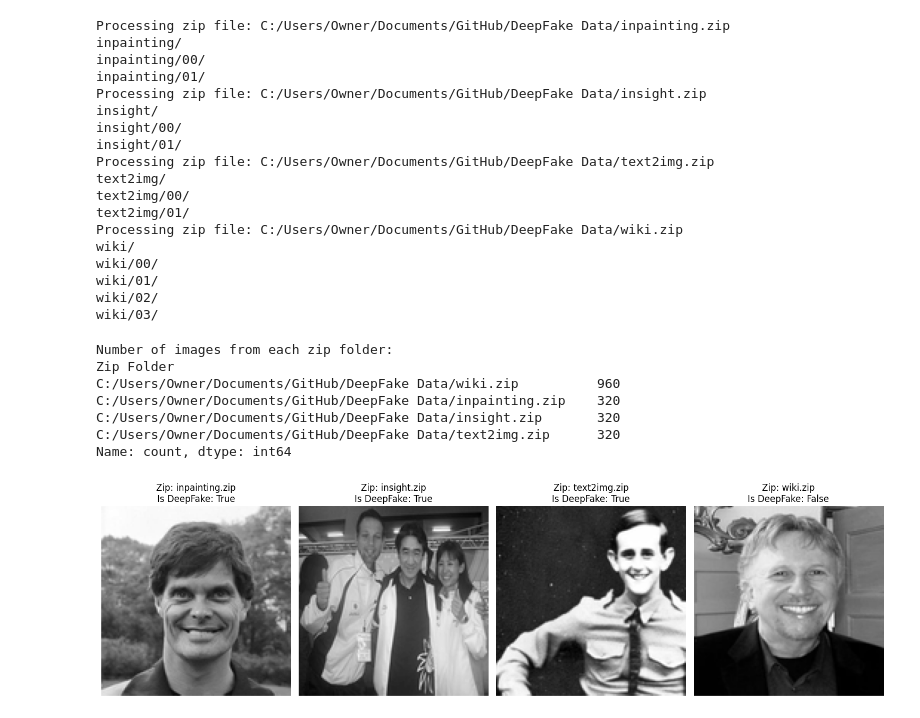
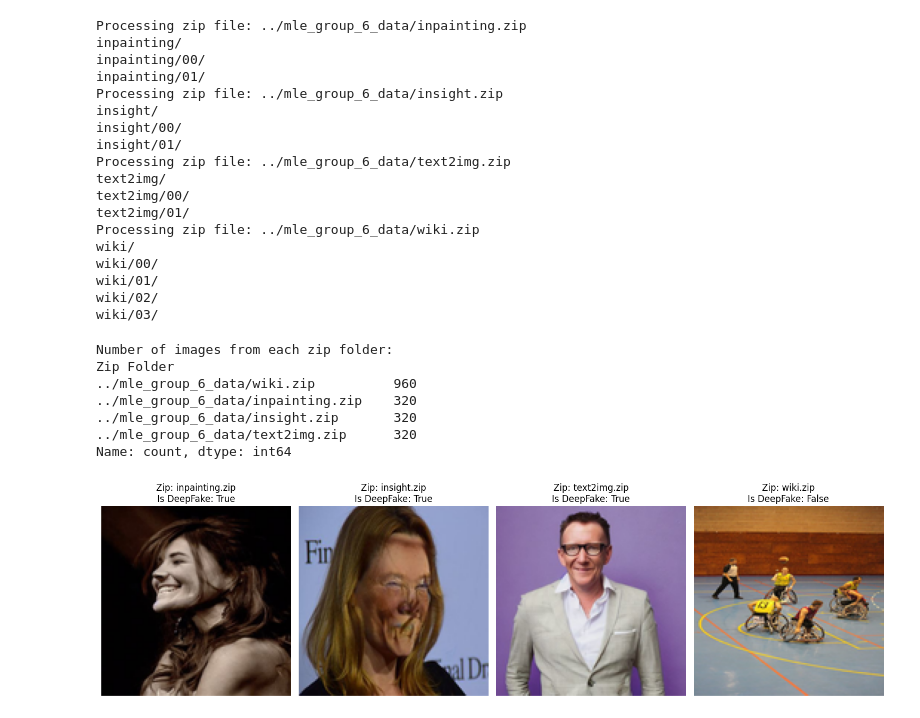
Before and after one commit to shumeraa/DeepfakeClassifier, a Jupyter notebook: readData.ipynb, the cells around one changed output. Saved outputs shown, nothing was run; the diff lists cells and outputs as text; code cells hidden in the pictures.

```diff
--- a/readData.ipynb
+++ b/readData.ipynb
@@ -16,10 +16,10 @@ import io
 
 
 zip_paths = [
-    'INSERT PATH HERE/inpainting.zip',
-    'INSERT PATH HERE/insight.zip',
-    'INSERT PATH HERE/text2img.zip',
-    'INSERT PATH HERE/wiki.zip'
+    '../mle_group_6_data/inpainting.zip',
+    '../mle_group_6_data/insight.zip',
+    '../mle_group_6_data/text2img.zip',
+    '../mle_group_6_data/wiki.zip'
 ]
 
 
@@ -51,7 +51,7 @@ def create_image_dataframe(zip_paths, base_num_images_per_zip=320):
                     image = Image.open(io.BytesIO(image_data))
 
                     # Convert image to grayscale and resize
-                    image = image.convert('L').resize((128, 128), Image.LANCZOS)
+                    image = image.convert('RGB').resize((128, 128), Image.LANCZOS)
                     img_array = np.array(image)
 
                     # Determine if the image is a deepfake or not based on the zip file
@@ -78,19 +78,19 @@ def create_image_dataframe(zip_paths, base_num_images_per_zip=320):
 # Call the function and store the DataFrame
 df_images = create_image_dataframe(zip_paths)
 # %% [output]
-Processing zip file: C:/Users/Owner/Documents/GitHub/DeepFake Data/inpainting.zip
+Processing zip file: ../mle_group_6_data/inpainting.zip
 inpainting/
 inpainting/00/
 inpainting/01/
-Processing zip file: C:/Users/Owner/Documents/GitHub/DeepFake Data/insight.zip
+Processing zip file: ../mle_group_6_data/insight.zip
 insight/
 insight/00/
 insight/01/
-Processing zip file: C:/Users/Owner/Documents/GitHub/DeepFake Data/text2img.zip
+Processing zip file: ../mle_group_6_data/text2img.zip
 text2img/
 text2img/00/
 text2img/01/
-Processing zip file: C:/Users/Owner/Documents/GitHub/DeepFake Data/wiki.zip
+Processing zip file: ../mle_group_6_data/wiki.zip
 wiki/
 wiki/00/
 wiki/01/
@@ -103,10 +103,10 @@ print(image_counts)
 # %% [output]
 Number of images from each zip folder:
 Zip Folder
-C:/Users/Owner/Documents/GitHub/DeepFake Data/wiki.zip          960
-C:/Users/Owner/Documents/GitHub/DeepFake Data/inpainting.zip    320
-C:/Users/Owner/Documents/GitHub/DeepFake Data/insight.zip       320
-C:/Users/Owner/Documents/GitHub/DeepFake Data/text2img.zip      320
+../mle_group_6_data/wiki.zip          960
+../mle_group_6_data/inpainting.zip    320
+../mle_group_6_data/insight.zip       320
+../mle_group_6_data/text2img.zip      320
 Name: count, dtype: int64
 # %%
 import matplotlib.pyplot as plt
@@ -114,35 +114,35 @@ import random
 
 def display_random_images_from_each_zip(df_images):
     # Find unique zip folders
     unique_zip_folders = df_images['Zip Folder'].unique()
 
     fig, axes = plt.subplots(1, len(unique_zip_folders), figsize=(15, 5))
 
     # Loop through each unique zip folder
     for i, zip_folder in enumerate(unique_zip_folders):
         # Filter the DataFrame for images only from the current zip folder
         folder_images = df_images[df_images['Zip Folder'] == zip_folder]
 
         # Select a random image from this folder
         random_index = random.randint(0, len(folder_images) - 1)
         image_row = folder_images.iloc[random_index]
-        image_data = image_row['Image Data'].reshape(128, 128)  # Reshape the flattened array back to 128x128
+        image_data = image_row['Image Data'].reshape(128, 128, 3)  # Reshape the flattened array back to 128x128
         is_deep_fake = image_row['Is DeepFake']  # Retrieve the 'Is DeepFake' status correctly from the row
 
         # Plot the image
         ax = axes[i] if len(unique_zip_folders) > 1 else axes
         ax.imshow(image_data, cmap='gray')
         ax.axis('off')  # Turn off axis
         ax.set_title(f"Zip: {zip_folder.split('/')[-1]}\nIs DeepFake: {is_deep_fake}")
 
 
     plt.tight_layout()
     plt.show()
 
 # Call the function to display the images
 display_random_images_from_each_zip(df_images)
 # %% [output]
-[figure, old version]
+[figure, new version]
 # %%
 import numpy as np
 import tensorflow as tf
```
Also changed, not shown: parts of 2 cells of this notebook.
